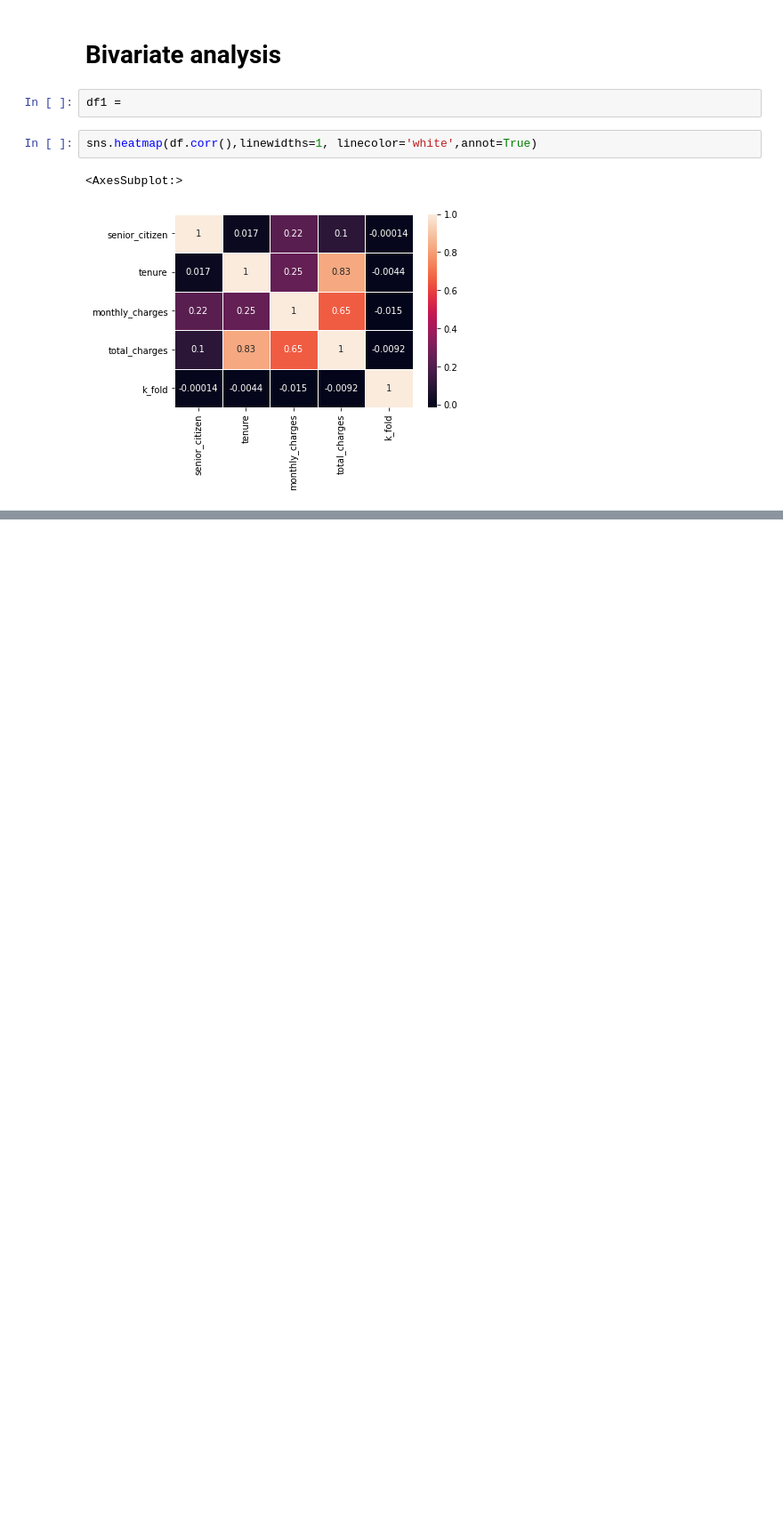
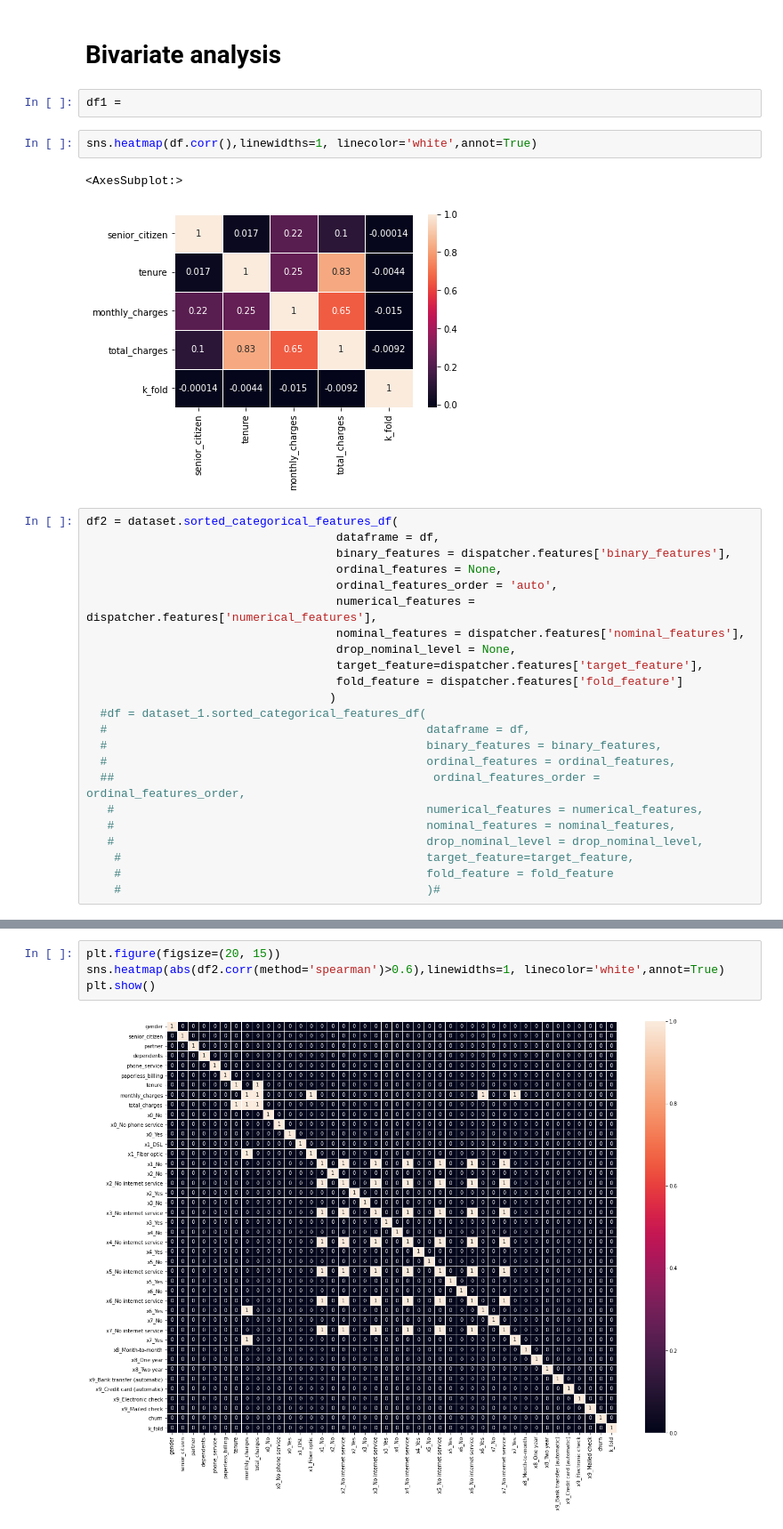
Before and after one commit to BubbaTam/telco-customer-churn, a Jupyter notebook: notebook/exploration.ipynb, the cells around one changed output, grey strips where cells are left out. Shown at 89% size. Cells and saved outputs as stored; diff of their text form; blank space fills up the shorter version.

```diff
--- a/notebook/exploration.ipynb
+++ b/notebook/exploration.ipynb
@@ -204,3 +202,26 @@ sns.heatmap(df.corr(),linewidths=1, linecolor='white',annot=True)
 # %% [output]
 <AxesSubplot:>
 [figure]
+# %%
+df2 = dataset.sorted_categorical_features_df(
+                                    dataframe = df,
+                                    binary_features = dispatcher.features['binary_features'],
+                                    ordinal_features = None,
+                                    ordinal_features_order = 'auto',
+                                    numerical_features = dispatcher.features['numerical_features'],
+                                    nominal_features = dispatcher.features['nominal_features'],
+                                    drop_nominal_level = None,
+                                    target_feature=dispatcher.features['target_feature'],
+                                    fold_feature = dispatcher.features['fold_feature']
+                                   )
+  #df = dataset_1.sorted_categorical_features_df(
+  #                                              dataframe = df,
+  #                                              binary_features = binary_features,
+  #                                              ordinal_features = ordinal_features,
+  ##                                              ordinal_features_order = ordinal_features_order,
+   #                                             numerical_features = numerical_features,
+   #                                             nominal_features = nominal_features,
+   #                                             drop_nominal_level = drop_nominal_level,
+    #                                            target_feature=target_feature,
+    #                                            fold_feature = fold_feature
+    #                                            )#
@@ -206,0 +269,6 @@ sns.heatmap(df.corr(),linewidths=1, linecolor='white',annot=True)
+# %%
+plt.figure(figsize=(20, 15))
+sns.heatmap(abs(df2.corr(method='spearman')>0.6),linewidths=1, linecolor='white',annot=True)
+plt.show()
+# %% [output]
+[figure, added]
```
Also changed, not shown: parts of 17 cells of this notebook.
